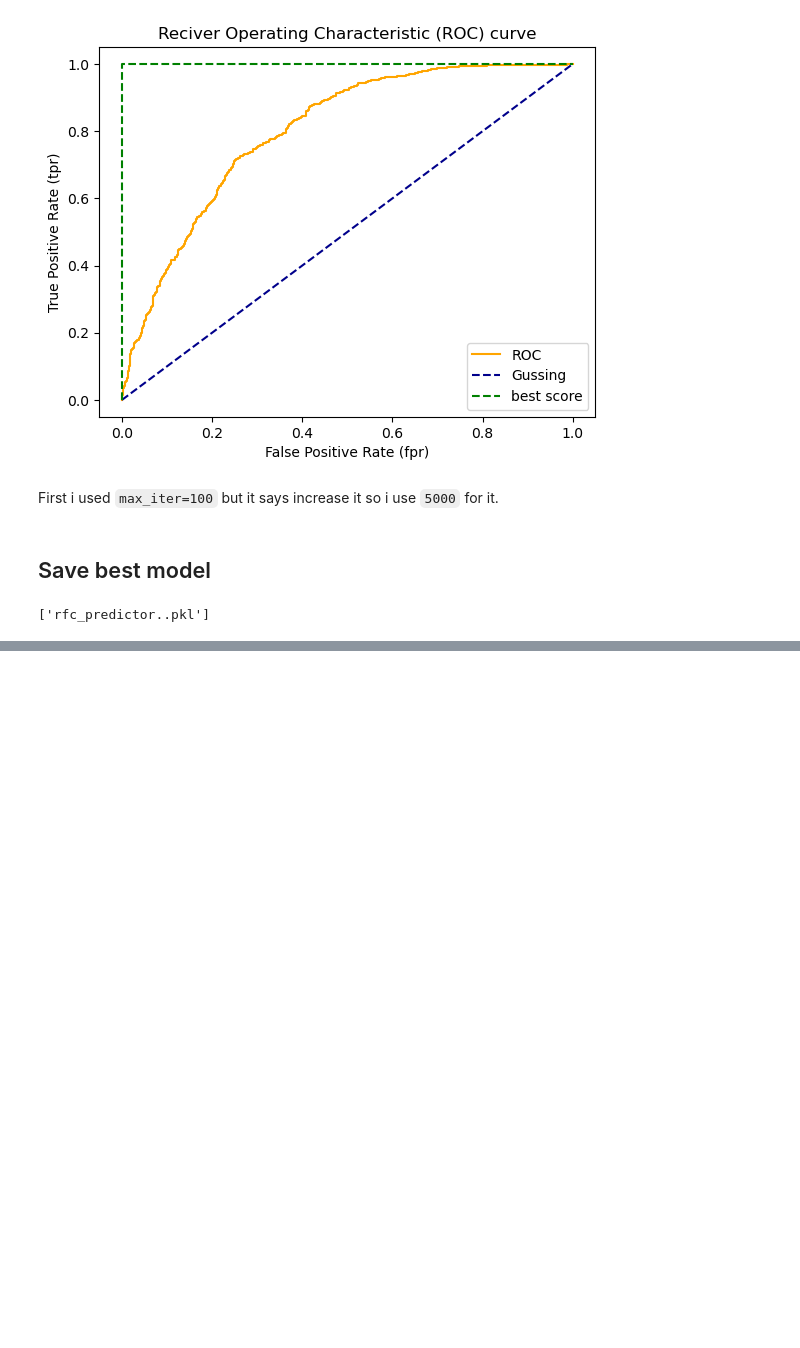
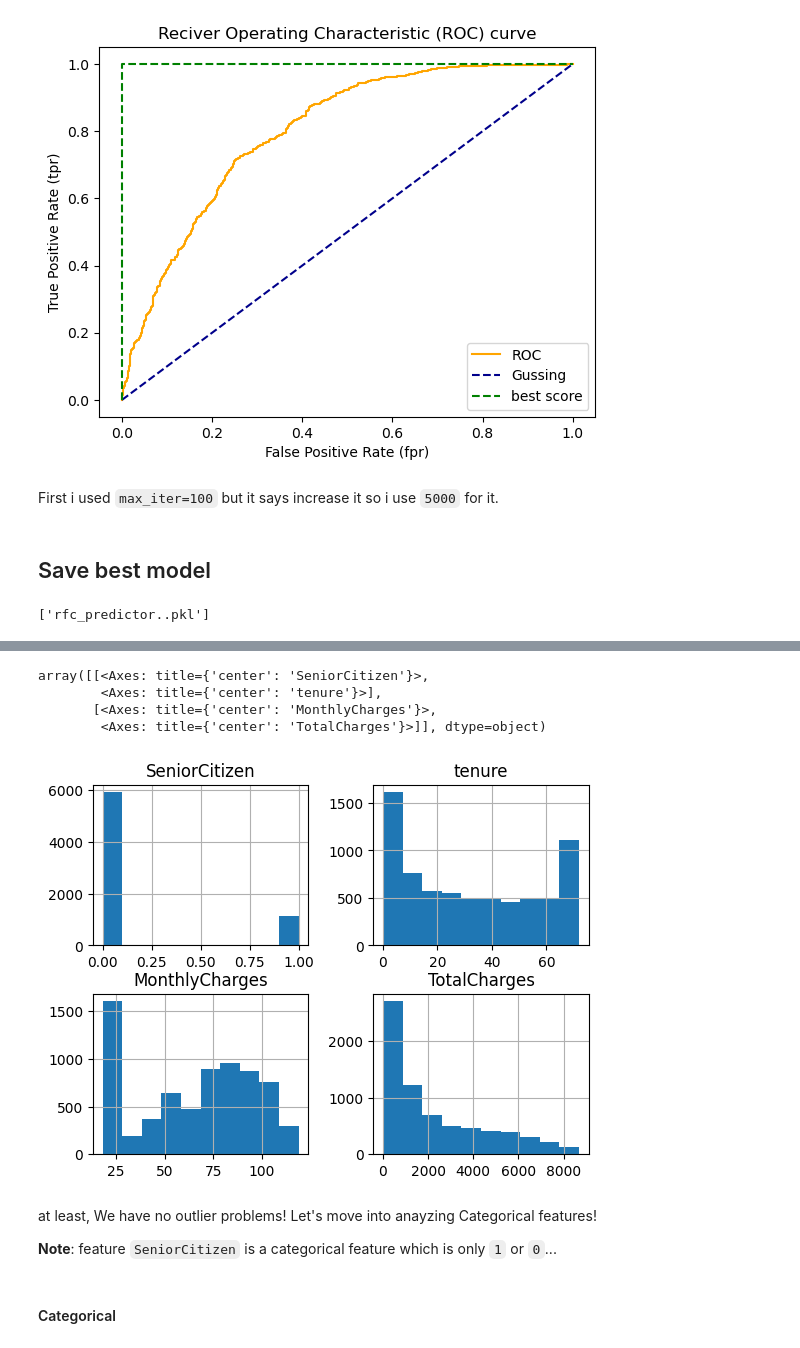
Before and after one commit to sirUnchained/Machine-Learning-and-Data-Analysis, a Jupyter notebook: Telco Customer Churn Predict/main.ipynb, the cells around one changed output, grey strips where cells are left out. Cells and saved outputs as stored; diff of their text form; code cells hidden in the pictures; blank space fills up the shorter version.

```diff
--- a/Telco Customer Churn Predict/main.ipynb
+++ b/Telco Customer Churn Predict/main.ipynb
@@ -445,0 +564,14 @@ model = joblib.load(f"{MODEL_NAME}.pkl")
+# %%
+num_cols.hist()
+# %% [output]
+array([[<Axes: title={'center': 'SeniorCitizen'}>,
+        <Axes: title={'center': 'tenure'}>],
+       [<Axes: title={'center': 'MonthlyCharges'}>,
+        <Axes: title={'center': 'TotalCharges'}>]], dtype=object)
+[figure, added]
+# %% [markdown]
+at least, We have no outlier problems! Let's move into anayzing Categorical features!
+
+**Note**: feature `SeniorCitizen` is a categorical feature which is only `1` or `0`...
+# %% [markdown]
+#### Categorical
```
Also changed, not shown: parts of 57 cells of this notebook, 4 other files.
